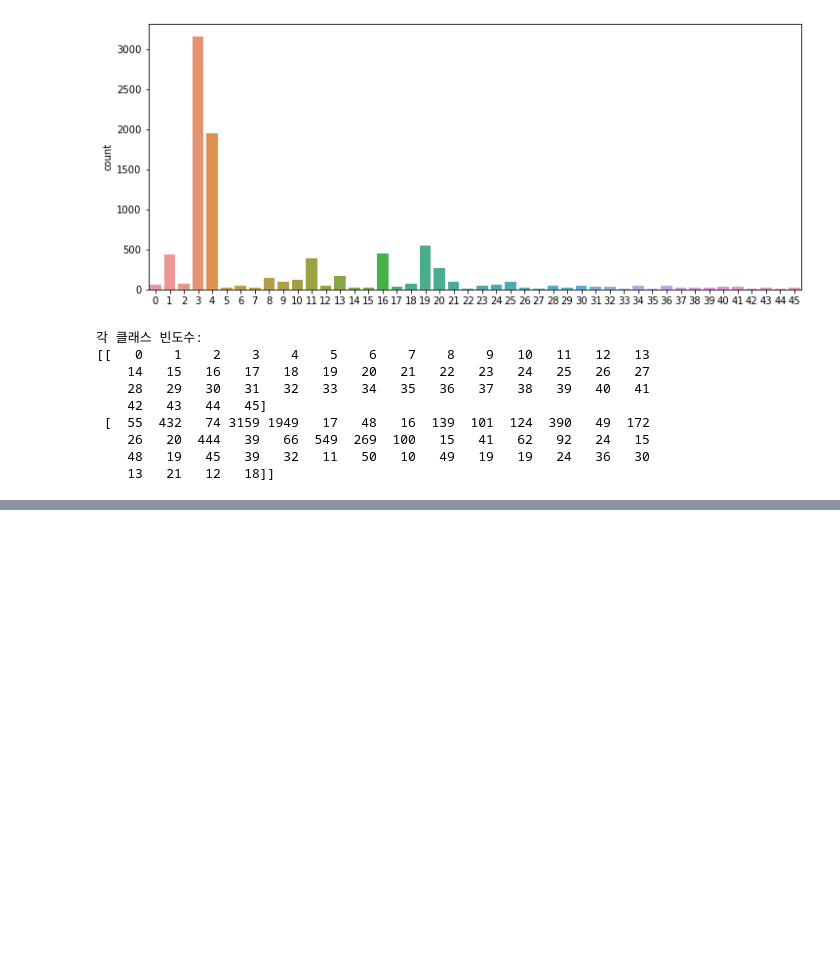
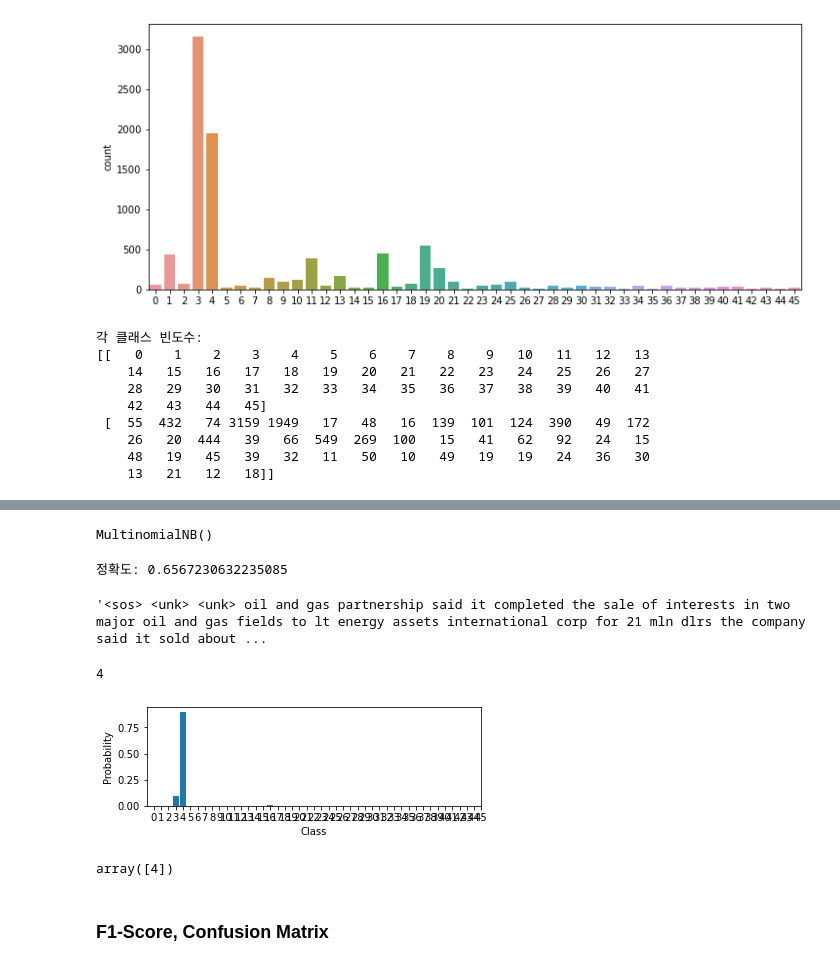
Before and after one commit to JPumpkin645/AIFFEL, a Jupyter notebook: Week_12/Going_Deeper_4_practice.ipynb, the cells around one changed output, grey strips where cells are left out. Saved outputs shown, nothing was run; the diff lists cells and outputs as text; code cells hidden in the pictures; blank space fills up the shorter version.

```diff
--- a/Week_12/Going_Deeper_4_practice.ipynb
+++ b/Week_12/Going_Deeper_4_practice.ipynb
@@ -86,0 +166,4 @@ print(np.asarray((unique_elements, counts_elements)))
+# %%
+dtmvector = CountVectorizer()
+x_train_dtm = dtmvector.fit_transform(x_train)
+print(x_train_dtm.shape)
@@ -86,0 +172,4 @@ print(np.asarray((unique_elements, counts_elements)))
+# %%
+tfidf_transformer = TfidfTransformer()
+tfidfv = tfidf_transformer.fit_transform(x_train_dtm)
+print(tfidfv.shape)
@@ -86,0 +190,38 @@ print(np.asarray((unique_elements, counts_elements)))
+# %%
+mod = MultinomialNB()
+mod.fit(tfidfv, y_train)
+# %% [output]
+MultinomialNB()
+# %%
+x_test_dtm = dtmvector.transform(x_test) #테스트 데이터를 DTM으로 변환
+tfidfv_test = tfidf_transformer.transform(x_test_dtm) #DTM을 TF-IDF 행렬로 변환
+
+predicted = mod.predict(tfidfv_test) #테스트 데이터에 대한 예측
+print("정확도:", accuracy_score(y_test, predicted)) #예측값과 실제값 비교
+# %% [output]
+정확도: 0.6567230632235085
+# %%
+x_test[3]
+# %% [output]
+'<sos> <unk> <unk> oil and gas partnership said it completed the sale of interests in two major oil and gas fields to lt energy assets international corp for 21 mln dlrs the company said it sold about ...
+# %%
+y_test[3]
+# %% [output]
+4
+# %%
+plt.subplot(211)
+plt.rcParams["figure.figsize"] = (10,10)
+plt.bar(mod.classes_, mod.predict_proba(tfidfv_test[3])[0])
+plt.xlim(-1, 21)
+plt.xticks(mod.classes_)
+plt.xlabel("Class")
+plt.ylabel("Probability")
+plt.show()
+# %% [output]
+[figure, added]
+# %%
+mod.predict(tfidfv_test[3])
+# %% [output]
+array([4])
+# %% [markdown]
+### F1-Score, Confusion Matrix
```
Also changed, not shown: parts of 47 cells of this notebook.
